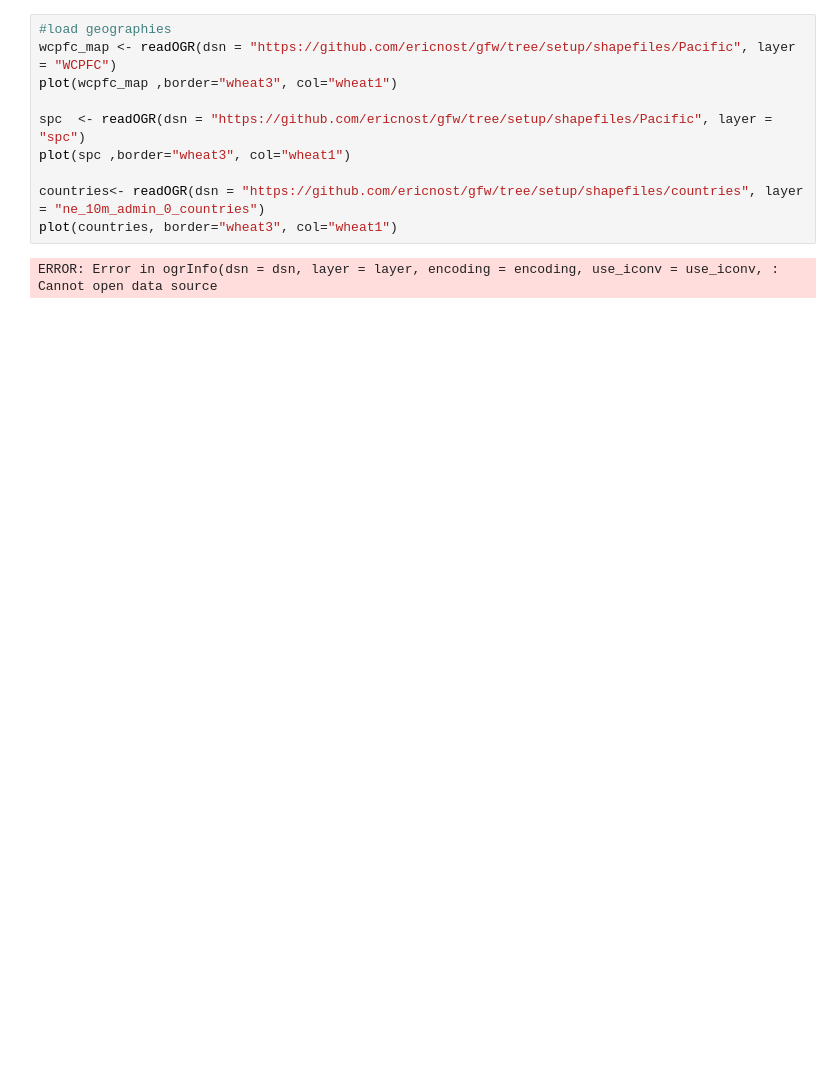
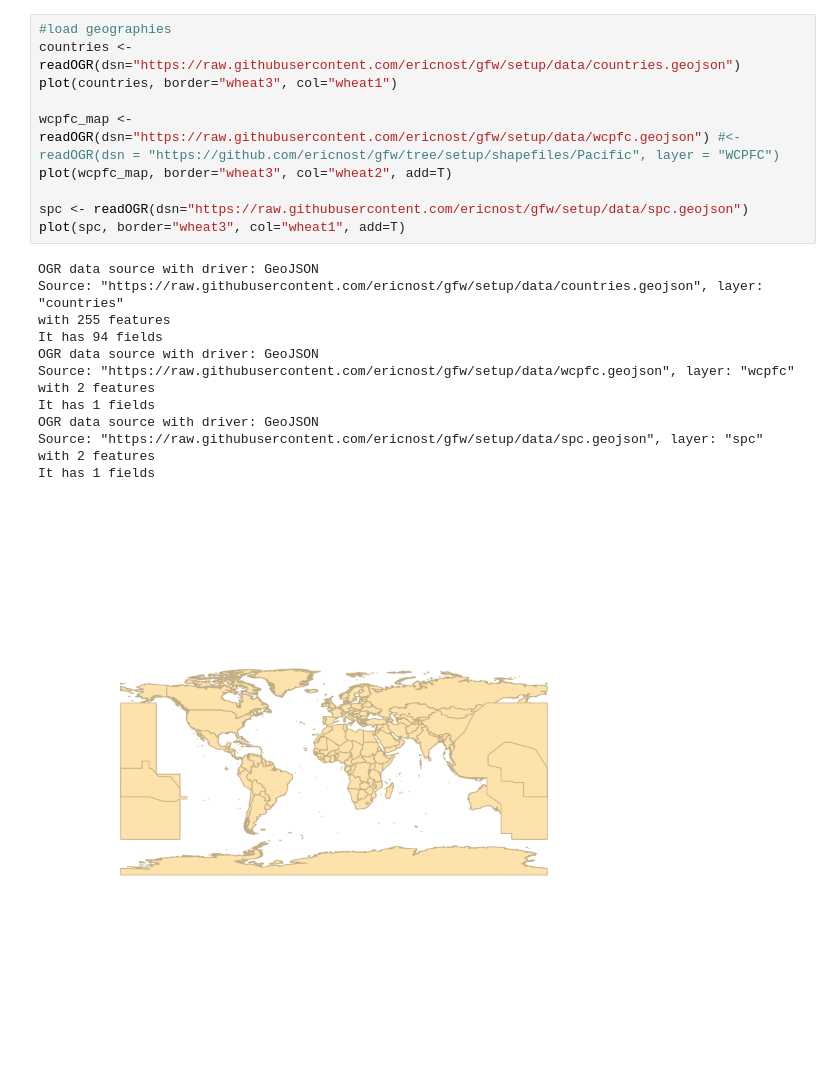
Before and after one commit to ericnost/gfw, a Jupyter notebook: gfw_analysis.ipynb, the cells around one changed output. Drawn from its saved outputs; the diff is of its cells as text; blank space fills up the shorter version.

Commit message:
RFV data

```diff
--- a/gfw_analysis.ipynb
+++ b/gfw_analysis.ipynb
@@ -32,13 +31,25 @@ cols(
 )
 # %%
 #load geographies
-wcpfc_map <- readOGR(dsn = "https://github.com/ericnost/gfw/tree/setup/shapefiles/Pacific", layer = "WCPFC")
-plot(wcpfc_map ,border="wheat3", col="wheat1")
+countries <- readOGR(dsn="https://raw.githubusercontent.com/ericnost/gfw/setup/data/countries.geojson")
+plot(countries, border="wheat3", col="wheat1")
 
-spc  <- readOGR(dsn = "https://github.com/ericnost/gfw/tree/setup/shapefiles/Pacific", layer = "spc")
-plot(spc ,border="wheat3", col="wheat1")
+wcpfc_map <- readOGR(dsn="https://raw.githubusercontent.com/ericnost/gfw/setup/data/wcpfc.geojson") #<- readOGR(dsn = "https://github.com/ericnost/gfw/tree/setup/shapefiles/Pacific", layer = "WCPFC")
+plot(wcpfc_map, border="wheat3", col="wheat2", add=T)
 
-countries<- readOGR(dsn = "https://github.com/ericnost/gfw/tree/setup/shapefiles/countries", layer = "ne_10m_admin_0_countries")
-plot(countries, border="wheat3", col="wheat1")
+spc <- readOGR(dsn="https://raw.githubusercontent.com/ericnost/gfw/setup/data/spc.geojson")
+plot(spc, border="wheat3", col="wheat1", add=T)
 # %% [output]
-ERROR: Error in ogrInfo(dsn = dsn, layer = layer, encoding = encoding, use_iconv = use_iconv, : Cannot open data source
+OGR data source with driver: GeoJSON
+Source: "https://raw.githubusercontent.com/ericnost/gfw/setup/data/countries.geojson", layer: "countries"
+with 255 features
+It has 94 fields
+OGR data source with driver: GeoJSON
+Source: "https://raw.githubusercontent.com/ericnost/gfw/setup/data/wcpfc.geojson", layer: "wcpfc"
+with 2 features
+It has 1 fields
+OGR data source with driver: GeoJSON
+Source: "https://raw.githubusercontent.com/ericnost/gfw/setup/data/spc.geojson", layer: "spc"
+with 2 features
+It has 1 fields
+[figure, added]
```
Also changed, not shown: parts of 7 cells of this notebook, 1 other file.
